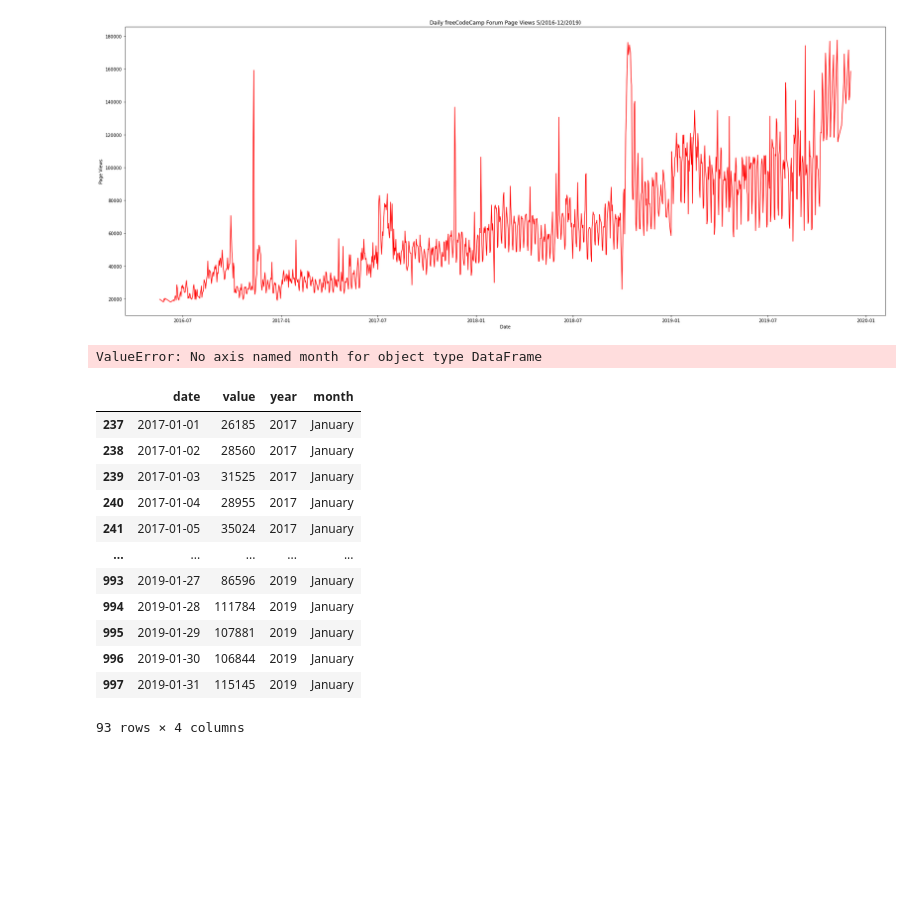
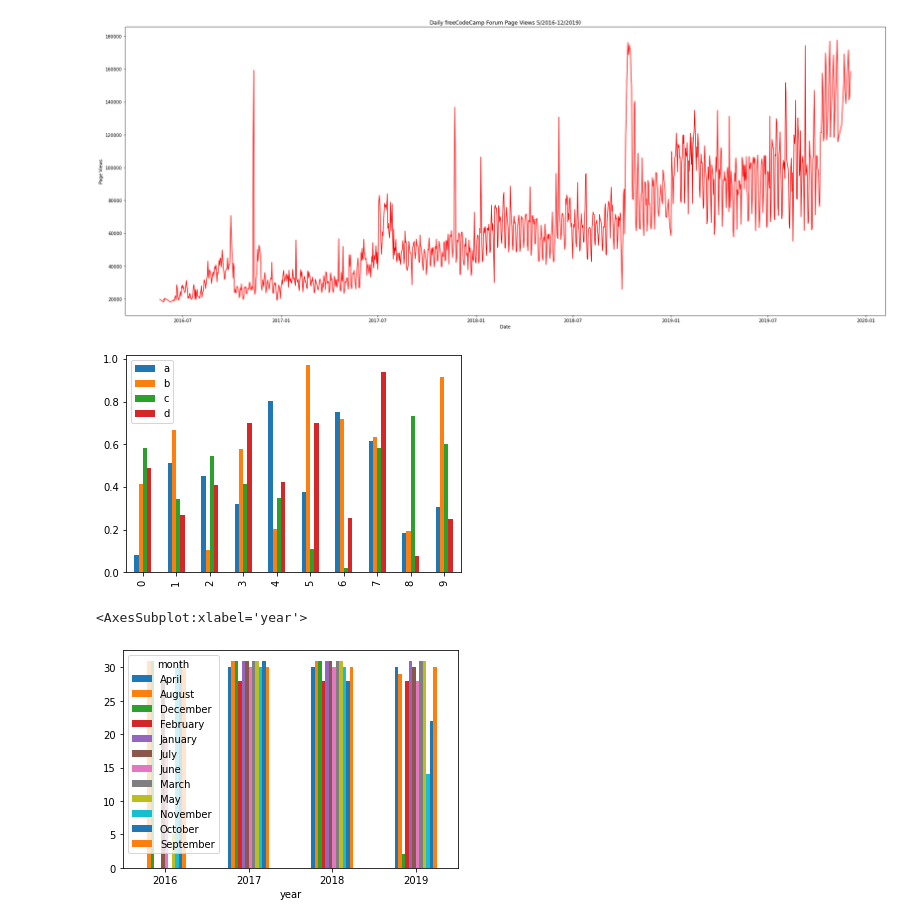
Before and after one commit to chewzzz1014/data-analysts-projects, a Jupyter notebook: freeCodeCamp/Page-View-Time-Series-Visualizer/main.ipynb, the cells around one changed output. Cells and saved outputs as stored; diff of their text form; code cells hidden in the pictures; blank space fills up the shorter version.

```diff
--- a/freeCodeCamp/Page-View-Time-Series-Visualizer/main.ipynb
+++ b/freeCodeCamp/Page-View-Time-Series-Visualizer/main.ipynb
@@ -106,21 +106,16 @@ fig.tight_layout()
 # since df.date is timestamp
 df["year"] = pd.DatetimeIndex(df.date).year
 df["month"] = pd.DatetimeIndex(df.date).month_name()
+
+df_grpby_year_month = df.groupby( ["year", "month"], as_index=False)["value"].mean()
+pivoted = pd.pivot_table(df_grpby_year_month, values="value", index=["year", "month"])
-# %% [output]
-ValueError: No axis named month for object type DataFrame
 # %%
-df[df.month == "January"]
+df2 = pd.DataFrame(np.random.rand(10, 4), columns=["a", "b", "c", "d"])
+df2.plot.bar();
 # %% [output]
-|  | date | value | year | month |
-| 237 | 2017-01-01 | 26185 | 2017 | January |
-| 238 | 2017-01-02 | 28560 | 2017 | January |
-| 239 | 2017-01-03 | 31525 | 2017 | January |
-| 240 | 2017-01-04 | 28955 | 2017 | January |
-| 241 | 2017-01-05 | 35024 | 2017 | January |
-| ... | ... | ... | ... | ... |
-| 993 | 2019-01-27 | 86596 | 2019 | January |
-| 994 | 2019-01-28 | 111784 | 2019 | January |
-| 995 | 2019-01-29 | 107881 | 2019 | January |
-| 996 | 2019-01-30 | 106844 | 2019 | January |
-| 997 | 2019-01-31 | 115145 | 2019 | January |
-93 rows × 4 columns
+[figure, added]
+# %%
+pd.crosstab(df.year, df.month).plot(kind='bar', rot=0)
+# %% [output]
+<AxesSubplot:xlabel='year'>
+[figure, added]
```
